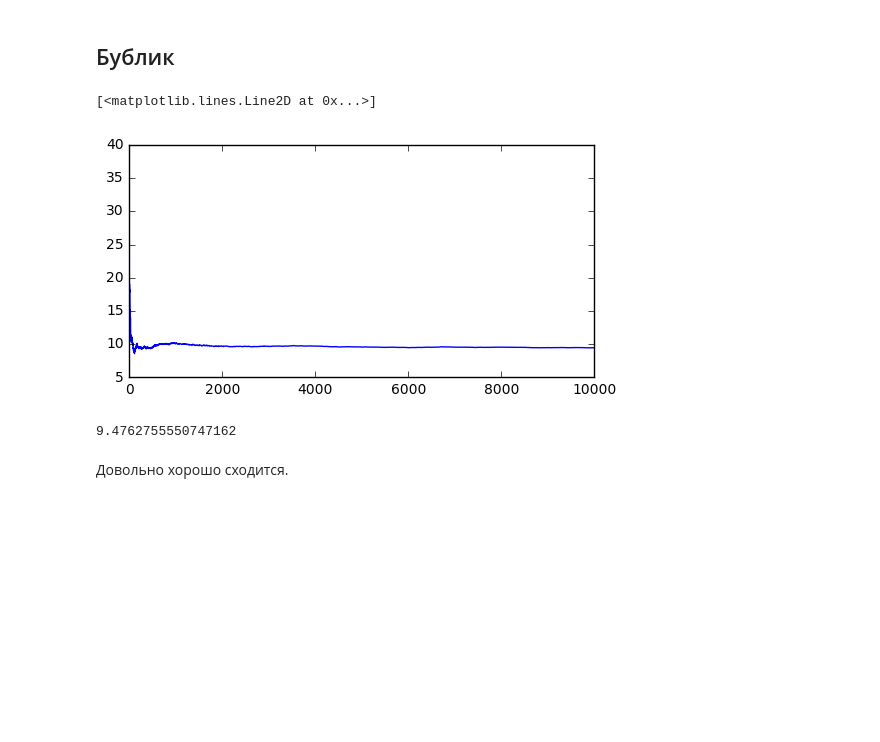
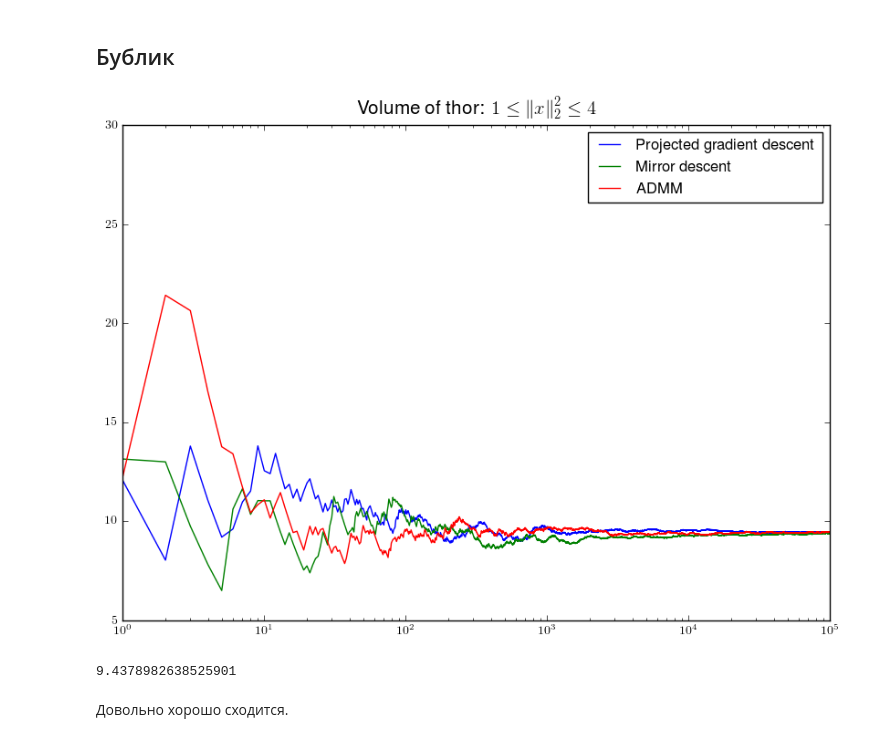
Before and after one commit to Tenich/Skoltech-LSOpt-Importance-Sampling, a Jupyter notebook: examples.ipynb, the cells around one changed output. Cells and saved outputs as stored; diff of their text form; code cells hidden in the pictures; blank space fills up the shorter version.

Commit message:
minor changes & final plots

```diff
--- a/examples.ipynb
+++ b/examples.ipynb
@@ -24,17 +30,31 @@ obj = lambda x: 1 <= _dot(x, x) <= 4
 # %%
 projector = CoordProjector(BoxProjector(-1, 1), EigenBoxProjector(1, 15))
 thetas, estimations = projected_gradient(obj, GaussianDistribution, projector,
-                                         1e-5, (np.array([0, 0]), np.eye(2)), n_iters=10 ** 4)
+                                         1e-6, (np.array([0, 0]), np.eye(2)), n_iters=10 ** 5)
-# %%
-plt.figure(figsize=(6, 3))
-plt.plot(np.array(estimations))
-# %% [output]
-[<matplotlib.lines.Line2D at 0x...>]
-[figure, removed]
+# %%
+projector_m = CoordProjector(BoxProjector(-1, 1), EigenBoxProjector(1, 15))
+thetas_m, estimations_m = mirror_update(obj, GaussianDistribution, mirror,
+                                         1e-6, theta0 = (np.array([0, 0]), np.eye(2)), n_iters=10 ** 5)
+# %%
+thetas_ad, estimations_ad = admm(obj, GaussianDistribution, projector, 1, 1e-6,
+                           (np.array([0, 0]), np.eye(2)), n_iters=10 ** 5)
+# %%
+plt.figure(figsize=(10, 7))
+plt.title(r" Volume of thor: $\displaystyle 1 \le \| x \|^2_2 \le 4$",
+          fontsize=15)
+plt.plot(np.array(estimations), label = "Projected gradient descent")
+plt.plot(np.array(estimations_m), label = "Mirror descent")
+plt.plot(np.array(estimations_ad), label = "ADMM")
+plt.xscale('log')
+plt.legend(loc = 'best')
+
+plt.savefig('thor.png')
+# %% [output]
+[figure, added]
 # %%
 estimations[-1]
 # %% [output]
-9.4762755550747162
+9.4378982638525901
 # %% [markdown]
 Довольно хорошо сходится.
 # %% [markdown]
```
Also changed, not shown: parts of 21 cells of this notebook, 8 other files.
